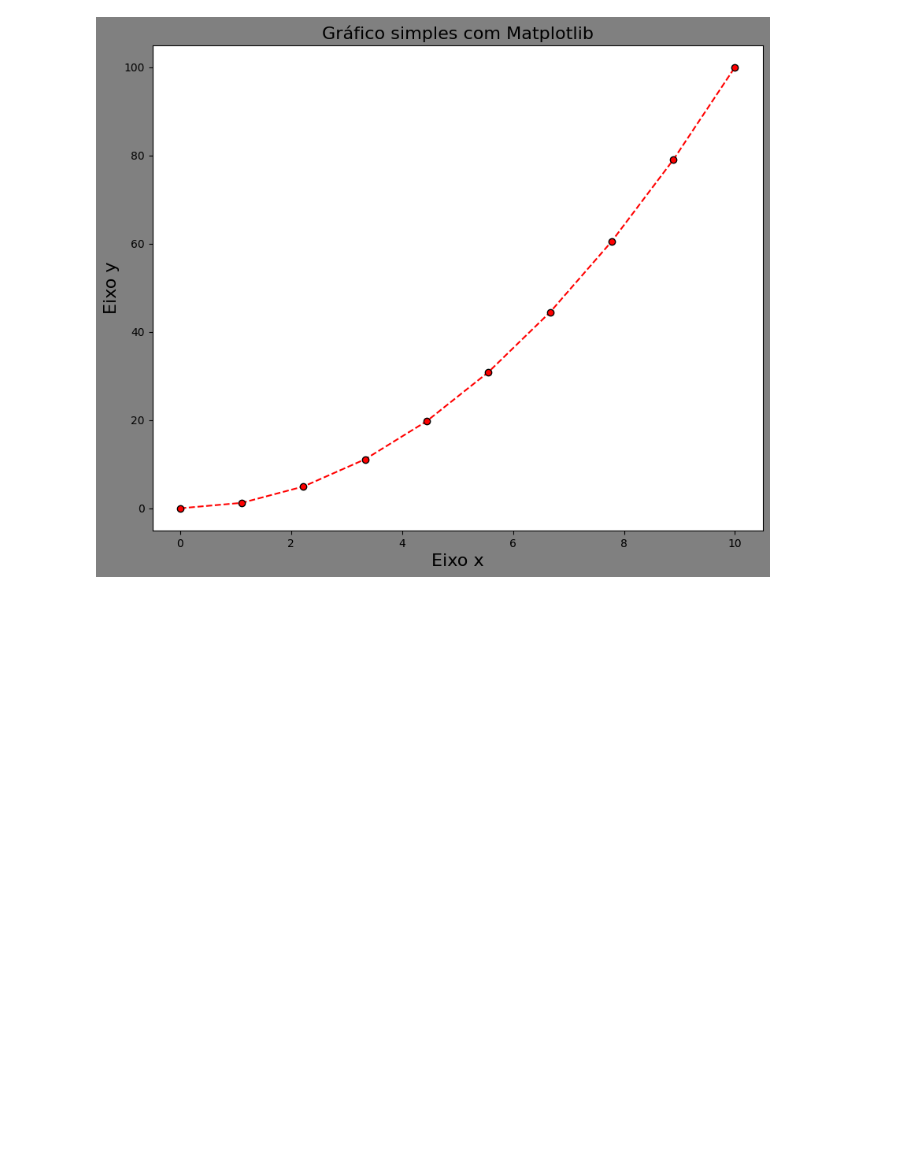
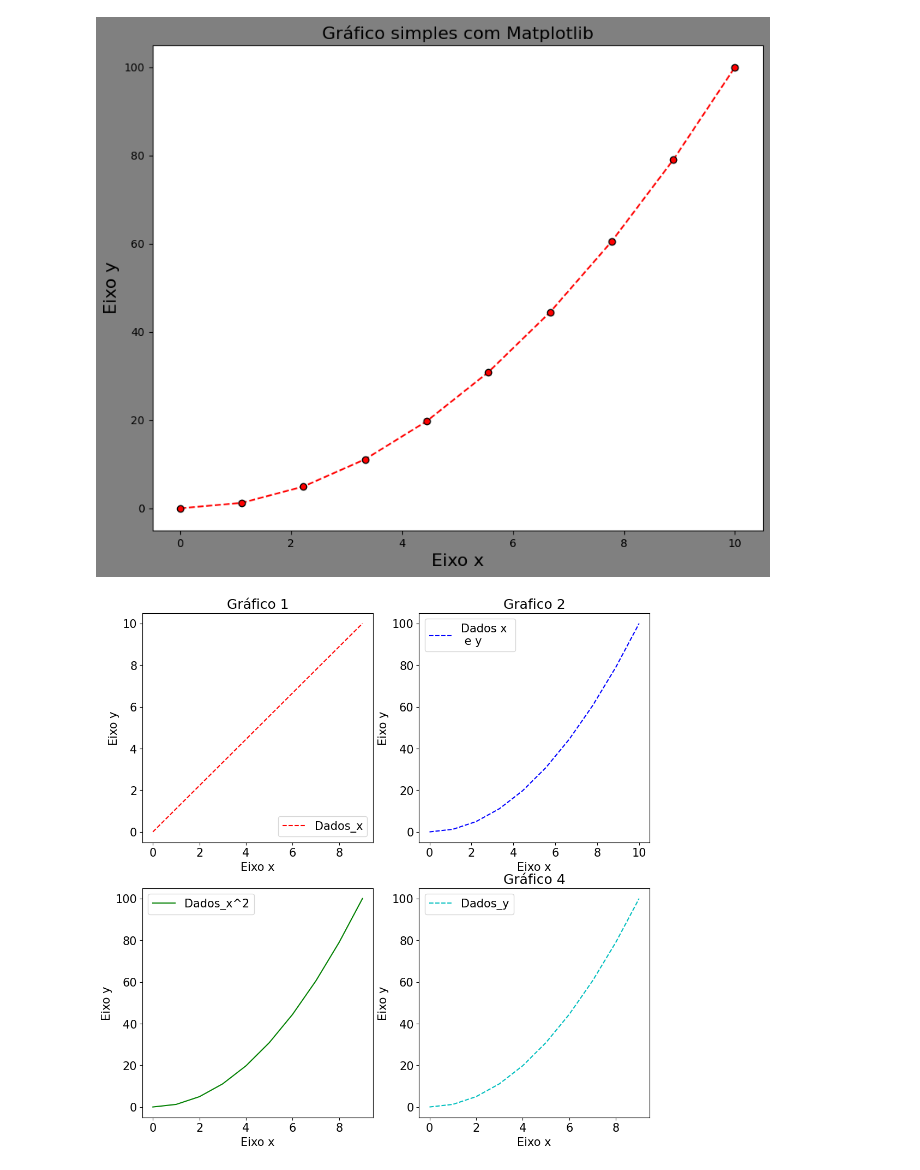
Before and after one commit to joaomlduarte/IABD-25-TB, a Jupyter notebook: Aula3e4/codigo.ipynb, the cells around one changed output. Drawn from its saved outputs; the diff is of its cells as text; code cells hidden in the pictures; blank space fills up the shorter version.

Commit message:
aula 03
subplot com salvamento de figura com plt.savefigure

```diff
--- a/Aula3e4/codigo.ipynb
+++ b/Aula3e4/codigo.ipynb
@@ -35,3 +35,61 @@ plt.title('Gráfico simples com Matplotlib',fontsize=16)
 # %% [output]
 Text(0.5, 1.0, 'Gráfico simples com Matplotlib')
 [figure]
+# %%
+# Subplot
+
+plt.rcParams.update({'font.size':15}) # função que permite ajustar
+#figura
+plt.figure(figsize=(12,12)) # define um tamanho para a figura
+linhas =2 # cria 2 linhas
+colunas = 2 # cria 2 colunas
+# subplot para plotar as figuras
+plt.subplot(linhas,colunas,1) # plota grafico na primeira posição
+plt.plot(Dados_x,'r--',label='Dados_x')
+plt.legend(loc='lower right') # cria legenda para o grafico
+plt.xlabel('Eixo x')
+plt.ylabel('Eixo y')
+plt.title('Gráfico 1')
+# %%
+# Subplot
+
+plt.rcParams.update({'font.size':15}) # função que permite ajustar
+#figura
+plt.figure(figsize=(12,12)) # define um tamanho para a figura
+linhas =2 # cria 2 linhas
+colunas = 2 # cria 2 colunas
+# subplot para plotar as figuras
+plt.subplot(linhas,colunas,1) # plota grafico na primeira posição
+plt.plot(Dados_x,'r--',label='Dados_x')
+plt.legend(loc='lower right') # cria legenda para o grafico
+plt.xlabel('Eixo x')
+plt.ylabel('Eixo y')
+plt.title('Gráfico 1')
+
+# 2 grafico
+plt.subplot(linhas,colunas,2)
+plt.plot(Dados_x,Dados_y,'b--',label='Dados x \n e y')
+# plota grafico alterando a cor da linha
+plt.title('Grafico 2') # titulo do grafico
+plt.xlabel('Eixo x')
+plt.ylabel('Eixo y')
+plt.legend()
+
+# Grafico 3
+plt.subplot(linhas,colunas, 3)
+plt.plot(Dados_x*Dados_x,'g-',label='Dados_x^2')
+plt.xlabel('Eixo x')
+plt.ylabel('Eixo y')
+plt.legend()
+
+# Grafico 4
+plt.subplot(linhas, colunas, 4)
+plt.plot(Dados_y, 'c--', label='Dados_y')
+plt.title('Gráfico 4')
+plt.xlabel('Eixo x')
+plt.ylabel('Eixo y')
+plt.legend()
+plt.savefig('Graficos aula03.png')
+plt.show() #remove o warning
+# %% [output]
+[figure, added]
```
Also changed, not shown: 1 other file.
